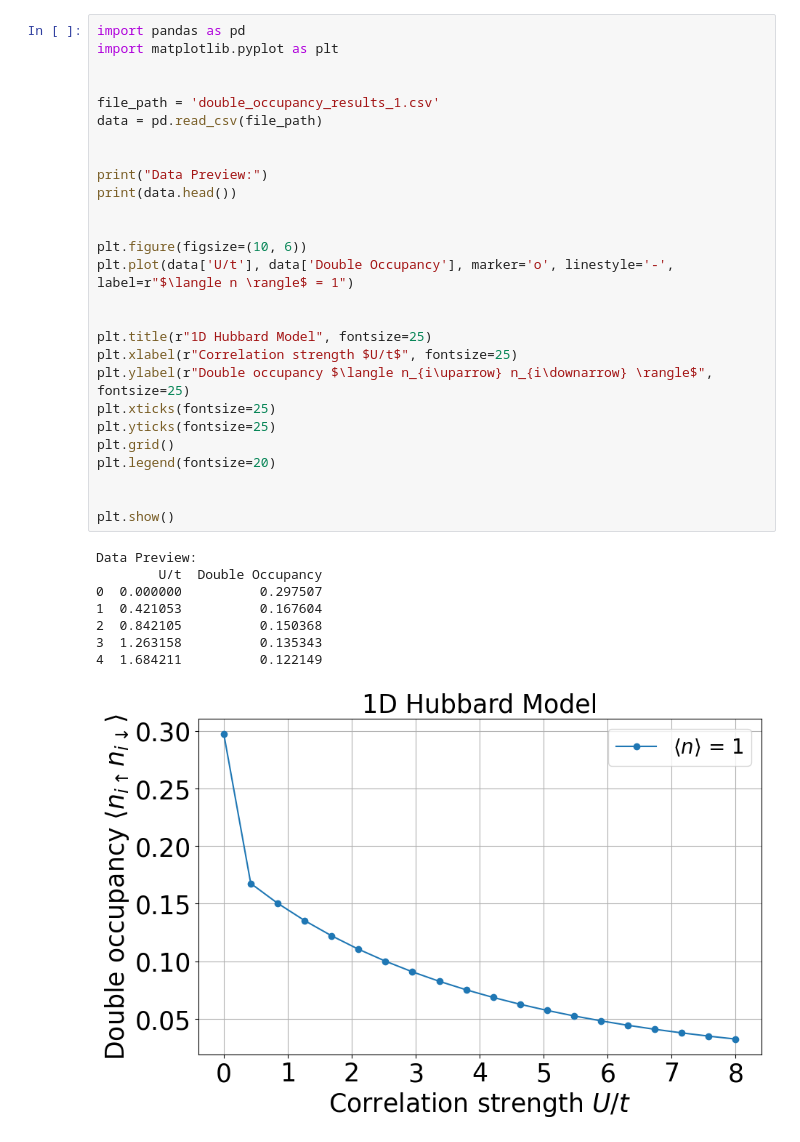
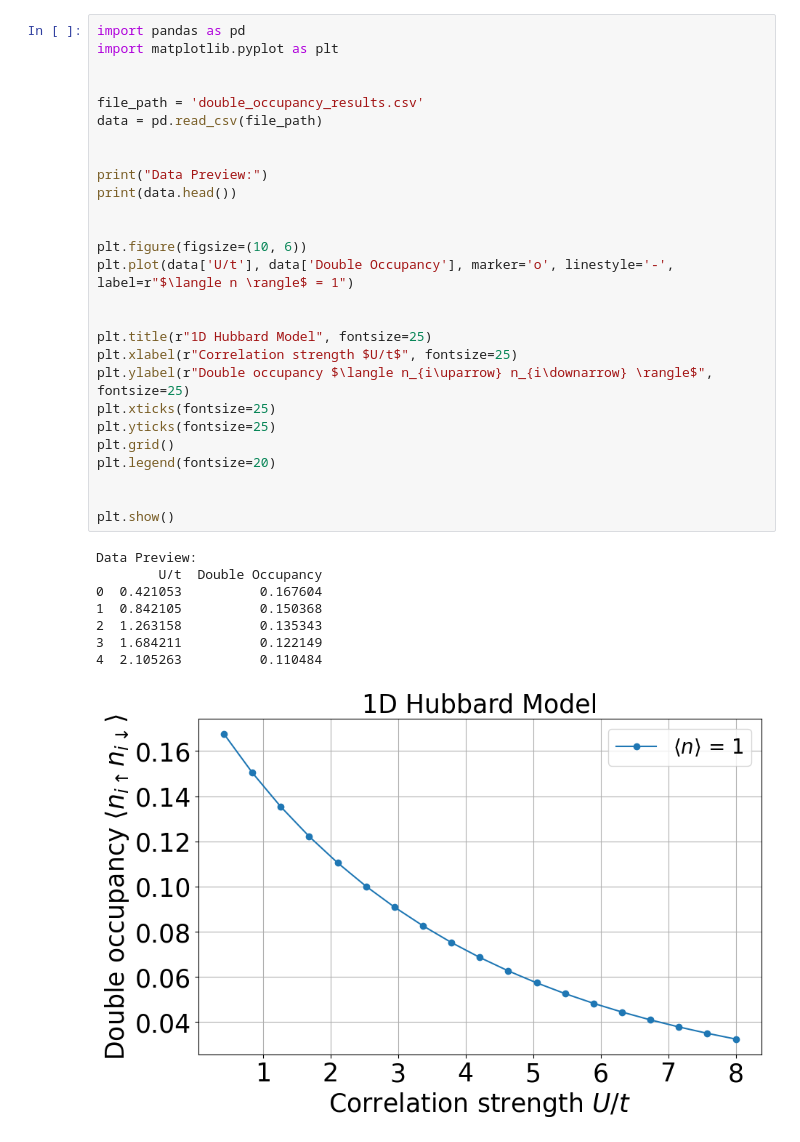
Before and after one commit to huybinhtr/hubbard, a Jupyter notebook: data/plot_hubbard.ipynb, the cells around one changed output. Cells and saved outputs as stored; diff of their text form.

```diff
--- a/data/plot_hubbard.ipynb
+++ b/data/plot_hubbard.ipynb
@@ -1,36 +1,36 @@
 # %%
 import pandas as pd
 import matplotlib.pyplot as plt
 
 
-file_path = 'double_occupancy_results_1.csv'
+file_path = 'double_occupancy_results.csv'
 data = pd.read_csv(file_path)
 
 
 print("Data Preview:")
 print(data.head())
 
 
 plt.figure(figsize=(10, 6))
 plt.plot(data['U/t'], data['Double Occupancy'], marker='o', linestyle='-', label=r"$\langle n \rangle$ = 1")
 
 
 plt.title(r"1D Hubbard Model", fontsize=25)
 plt.xlabel(r"Correlation strength $U/t$", fontsize=25)
 plt.ylabel(r"Double occupancy $\langle n_{i\uparrow} n_{i\downarrow} \rangle$", fontsize=25)
 plt.xticks(fontsize=25)
 plt.yticks(fontsize=25)
 plt.grid()
 plt.legend(fontsize=20)
 
 
 plt.show()
 # %% [output]
 Data Preview:
         U/t  Double Occupancy
-0  0.000000          0.297507
-1  0.421053          0.167604
-2  0.842105          0.150368
-3  1.263158          0.135343
-4  1.684211          0.122149
+0  0.421053          0.167604
+1  0.842105          0.150368
+2  1.263158          0.135343
+3  1.684211          0.122149
+4  2.105263          0.110484
-[figure, old version]
+[figure, new version]
```
Also changed, not shown: parts of 3 cells of this notebook, 12 other files.
